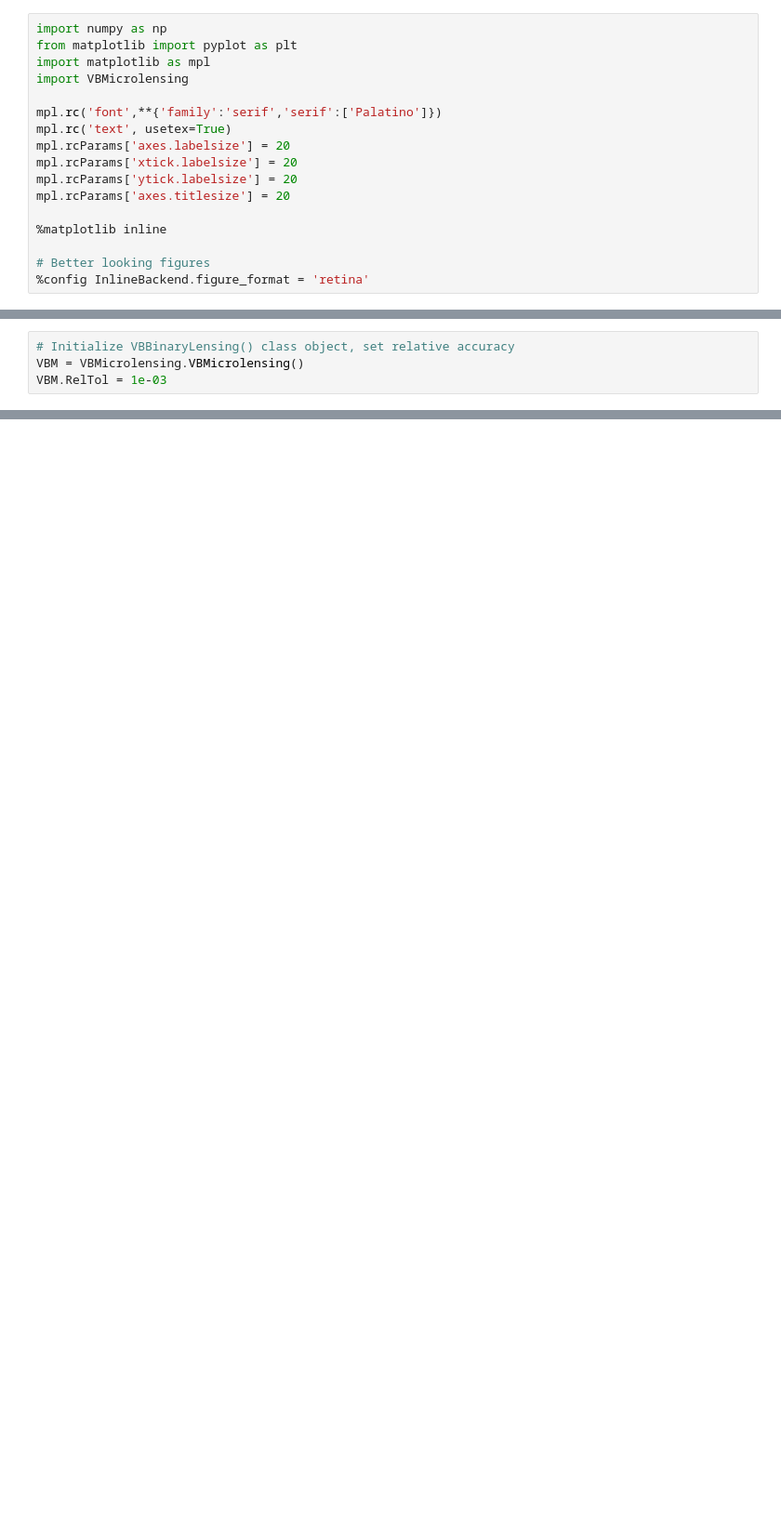
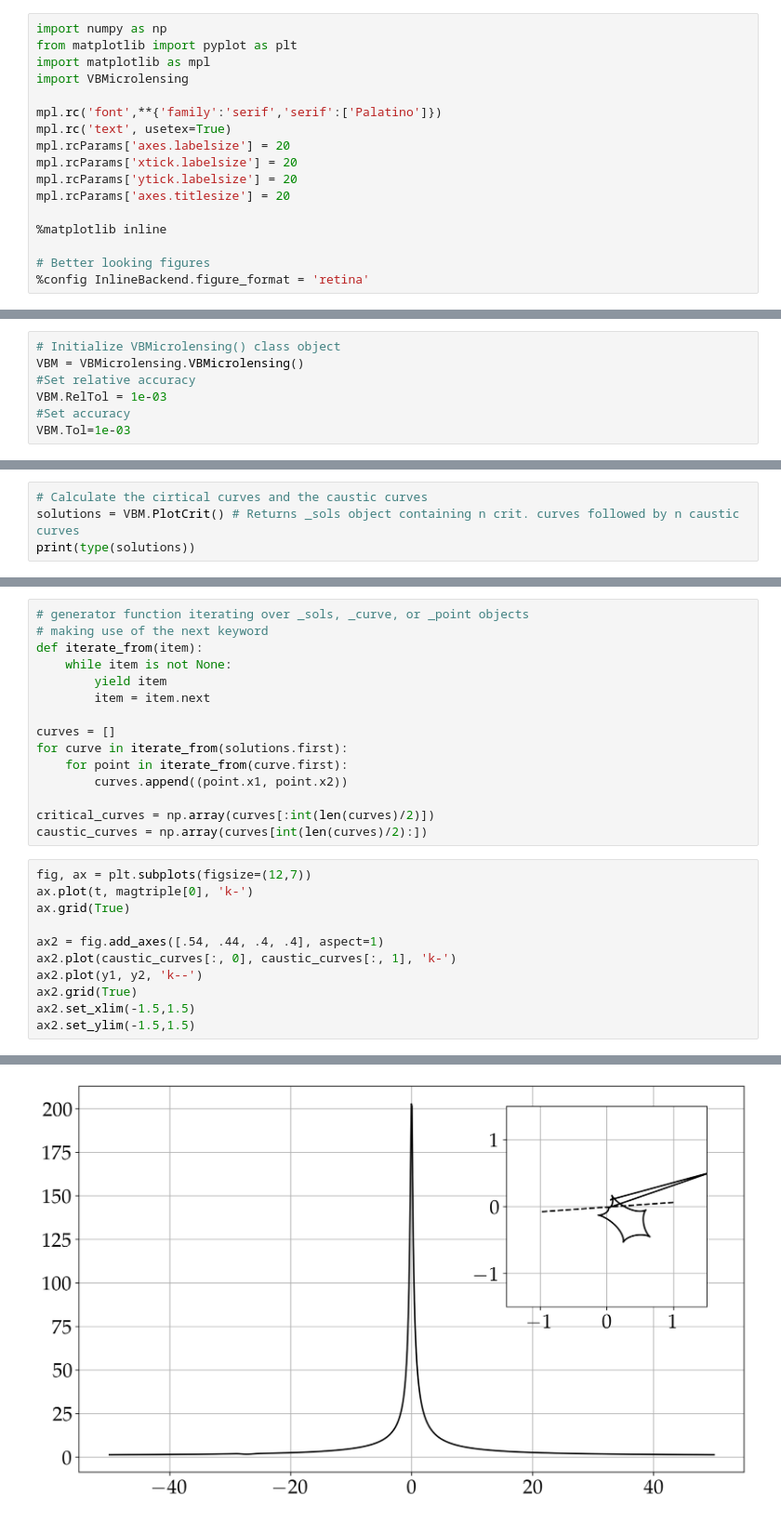
Before and after one commit to valboz/VBMicrolensing, a Jupyter notebook: examples/python_examples/Triple_lens.ipynb, the cells around one changed output, grey strips where cells are left out. Shown at 93% size. Cells and saved outputs as stored; diff of their text form; blank space fills up the shorter version.

```diff
--- a/examples/python_examples/Triple_lens.ipynb
+++ b/examples/python_examples/Triple_lens.ipynb
@@ -18,4 +24,7 @@ mpl.rcParams['axes.titlesize'] = 20
 # %%
-# Initialize VBBinaryLensing() class object, set relative accuracy
+# Initialize VBMicrolensing() class object
 VBM = VBMicrolensing.VBMicrolensing()
+#Set relative accuracy
 VBM.RelTol = 1e-03
+#Set accuracy
+VBM.Tol=1e-03
@@ -38,0 +108,4 @@ AttributeError: module 'VBMicrolensing' has no attribute 'Algorithm'
+# %%
+# Calculate the cirtical curves and the caustic curves
+solutions = VBM.PlotCrit() # Returns _sols object containing n crit. curves followed by n caustic curves
+print(type(solutions))
@@ -38,0 +114,27 @@ AttributeError: module 'VBMicrolensing' has no attribute 'Algorithm'
+# %%
+# generator function iterating over _sols, _curve, or _point objects
+# making use of the next keyword
+def iterate_from(item):
+    while item is not None:
+        yield item
+        item = item.next
+
+curves = []
+for curve in iterate_from(solutions.first):
+    for point in iterate_from(curve.first):
+        curves.append((point.x1, point.x2))
+
+critical_curves = np.array(curves[:int(len(curves)/2)])
+caustic_curves = np.array(curves[int(len(curves)/2):])
+# %%
+fig, ax = plt.subplots(figsize=(12,7))
+ax.plot(t, magtriple[0], 'k-')
+ax.grid(True)
+
+ax2 = fig.add_axes([.54, .44, .4, .4], aspect=1)
+ax2.plot(caustic_curves[:, 0], caustic_curves[:, 1], 'k-')
+ax2.plot(y1, y2, 'k--')
+ax2.grid(True)
+ax2.set_xlim(-1.5,1.5)
+ax2.set_ylim(-1.5,1.5)
+# %% [output]
@@ -38,0 +142 @@ AttributeError: module 'VBMicrolensing' has no attribute 'Algorithm'
+[figure, added]
```
Also changed, not shown: parts of 10 cells of this notebook.
